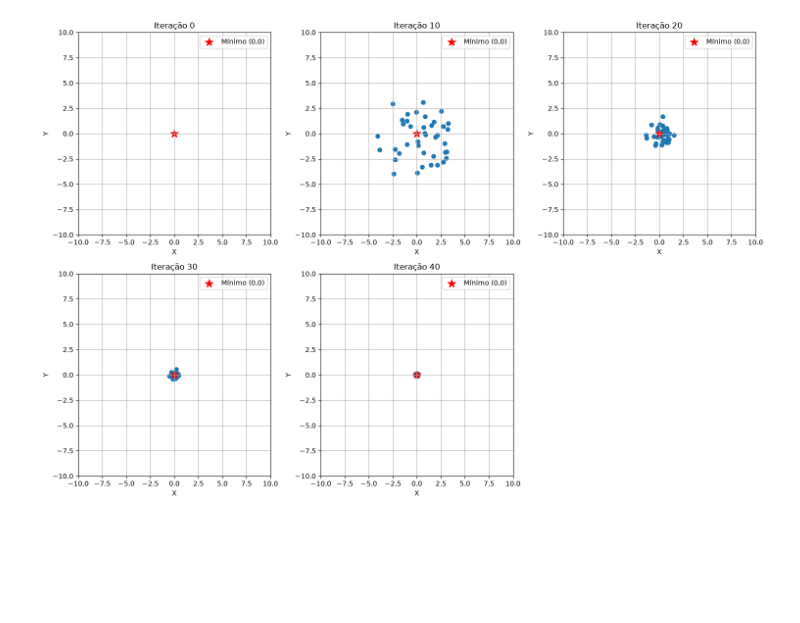
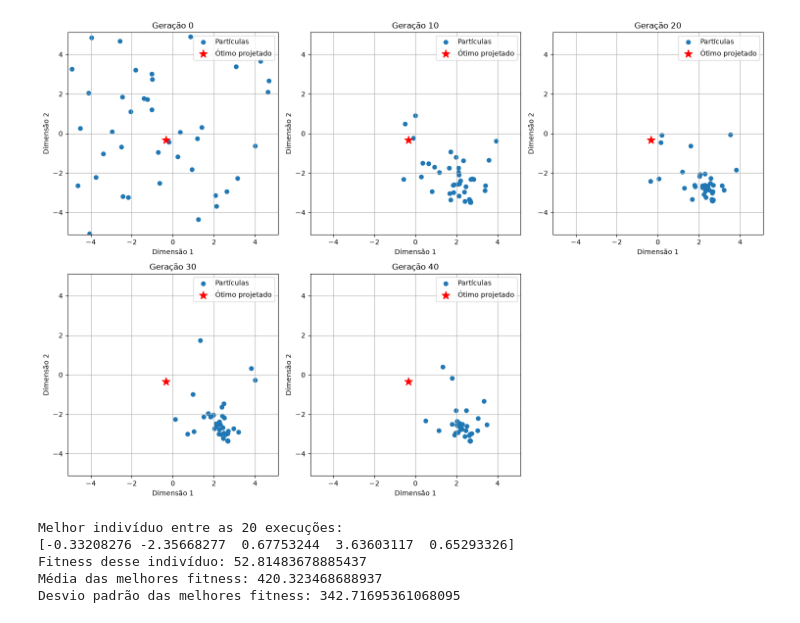
Before and after one commit to caueDsilva/PSO, a Jupyter notebook: PSO.ipynb, the cells around one changed output. Saved outputs shown, nothing was run; the diff lists cells and outputs as text; code cells hidden in the pictures; blank space fills up the shorter version.

```diff
--- a/PSO.ipynb
+++ b/PSO.ipynb
@@ -12,5 +15,0 @@ QTD_PARTICULAS = 40
-# %%
-particulas = pd.DataFrame(columns=['x', 'y', 'fitness', 'velocidade_x', 'velocidade_y', 'pbest_x', 'pbest_y', 'pbest'])
-# %%
-def calcula_fitness(x, y): # QUER MINIMIZAR A FUNÇÃO FITNESS, ENTÃO QUANTO MENOR O VALOR, MELHOR
-    return x**2 + y**2
@@ -115,4 +76,0 @@ plt.show()
-# %%
-for iteracao, posicoes in historico:
-    print(f"\nIteração: {iteracao}")
-    print(posicoes.describe())
@@ -136,0 +146,7 @@ max     0.147365   0.126319
+# %%
+resultado = executa_pso()
+
+print("Melhor indivíduo encontrado:")
+print(resultado["melhor_posicao"])
+print("Fitness (distância com penalidade):", resultado["melhor_fitness"])
+print("Valor da função de Rastrigin:", resultado["melhor_rastrigin"])
@@ -137,40 +188,48 @@ max     0.147365   0.126319
 # %%
+historico = resultado["historico_posicoes"]
+colunas = 3
+linhas = int(np.ceil(len(historico) / colunas))
 
-colunas = 3
-linhas = math.ceil(len(historico) / colunas)
-
-fig, axes = plt.subplots(
-    linhas, colunas,
-    figsize=(15, 5 * linhas),
-    squeeze=False
-)
-
+fig, axes = plt.subplots(linhas, colunas, figsize=(15, 5 * linhas), squeeze=False)
 axes = axes.flatten()
 
 for i, (numero_iteracao, posicoes) in enumerate(historico):
-
-    axes[i].scatter(posicoes['x'], posicoes['y'])
-
-    axes[i].scatter(
-        0, 0,
-        color='red',
-        marker='*',
-        s=150,
-        label='Mínimo (0,0)'
-    )
-
-    axes[i].set_title(f'Iteração {numero_iteracao}')
-    axes[i].set_xlim(-10, 10)
-    axes[i].set_ylim(-10, 10)
-    axes[i].set_xlabel('X')
-    axes[i].set_ylabel('Y')
-    axes[i].grid()
+    axes[i].scatter(posicoes[:, 0], posicoes[:, 1], label="Partículas")
+    axes[i].scatter(-1/3, -1/3, color="red", marker="*", s=150,
+                    label="Ótimo projetado")
+    axes[i].set_title(f"Geração {numero_iteracao}")
+    axes[i].set_xlim(-LIMITE, LIMITE)
+    axes[i].set_ylim(-LIMITE, LIMITE)
+    axes[i].set_xlabel("Dimensão 1")
+    axes[i].set_ylabel("Dimensão 2")
+    axes[i].grid(True)
     axes[i].legend()
 
 for i in range(len(historico), len(axes)):
     fig.delaxes(axes[i])
 
 plt.tight_layout()
 plt.show()
 # %% [output]
-[figure, old version]
+[figure, new version]
+# %%
+resultados_20 = [executa_pso() for _ in range(20)]
+
+melhores_fitness = np.array([
+    resultado["melhor_fitness"] for resultado in resultados_20
+])
+
+melhor_execucao = int(np.argmin(melhores_fitness))
+melhor_resultado = resultados_20[melhor_execucao]
+
+print("Melhor indivíduo entre as 20 execuções:")
+print(melhor_resultado["melhor_posicao"])
+print("Fitness desse indivíduo:", melhor_resultado["melhor_fitness"])
+print("Média das melhores fitness:", np.mean(melhores_fitness))
+print("Desvio padrão das melhores fitness:", np.std(melhores_fitness))
+# %% [output]
+Melhor indivíduo entre as 20 execuções:
+[-0.33208276 -2.35668277  0.67753244  3.63603117  0.65293326]
+Fitness desse indivíduo: 52.81483678885437
+Média das melhores fitness: 420.323468688937
+Desvio padrão das melhores fitness: 342.71695361068095
```
Also changed, not shown: parts of 15 cells of this notebook.
